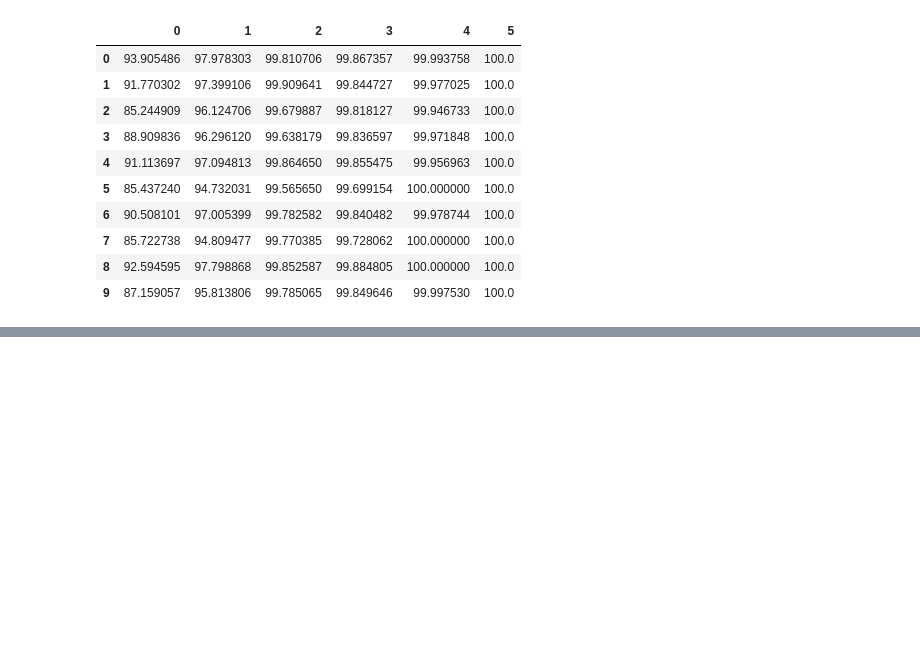
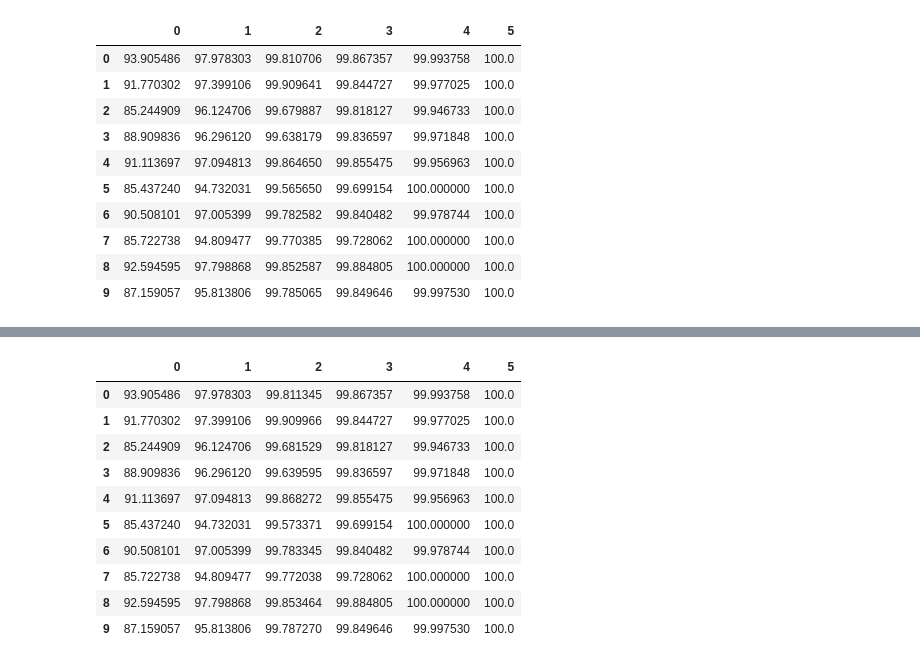
Before and after one commit to kevinkwshin/easyNNUNET, a Jupyter notebook: 3_NNUNET_Result.ipynb, the cells around one changed output, grey strips where cells are left out. Saved outputs shown, nothing was run; the diff lists cells and outputs as text; code cells hidden in the pictures; blank space fills up the shorter version.

```diff
--- a/3_NNUNET_Result.ipynb
+++ b/3_NNUNET_Result.ipynb
@@ -239,0 +368,17 @@ with open(path_pickle, 'wb') as handle:
+# %%
+specificitys = np.array(specificitys)
+specificitys = np.reshape(specificitys,(int(len(specificitys)/6),6))
+df = pd.DataFrame(specificitys)
+df
+# %% [output]
+|  | 0 | 1 | 2 | 3 | 4 | 5 |
+| 0 | 93.905486 | 97.978303 | 99.811345 | 99.867357 | 99.993758 | 100.0 |
+| 1 | 91.770302 | 97.399106 | 99.909966 | 99.844727 | 99.977025 | 100.0 |
+| 2 | 85.244909 | 96.124706 | 99.681529 | 99.818127 | 99.946733 | 100.0 |
+| 3 | 88.909836 | 96.296120 | 99.639595 | 99.836597 | 99.971848 | 100.0 |
+| 4 | 91.113697 | 97.094813 | 99.868272 | 99.855475 | 99.956963 | 100.0 |
+| 5 | 85.437240 | 94.732031 | 99.573371 | 99.699154 | 100.000000 | 100.0 |
+| 6 | 90.508101 | 97.005399 | 99.783345 | 99.840482 | 99.978744 | 100.0 |
+| 7 | 85.722738 | 94.809477 | 99.772038 | 99.728062 | 100.000000 | 100.0 |
+| 8 | 92.594595 | 97.798868 | 99.853464 | 99.884805 | 100.000000 | 100.0 |
+| 9 | 87.159057 | 95.813806 | 99.787270 | 99.849646 | 99.997530 | 100.0 |
```
Also changed, not shown: parts of 11 cells of this notebook, 4 other files.
